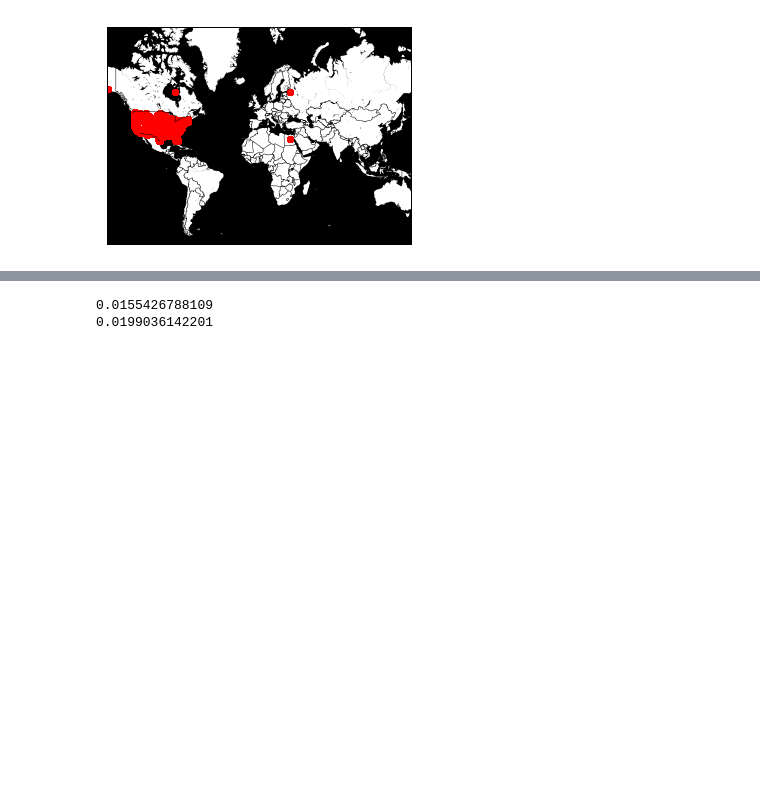
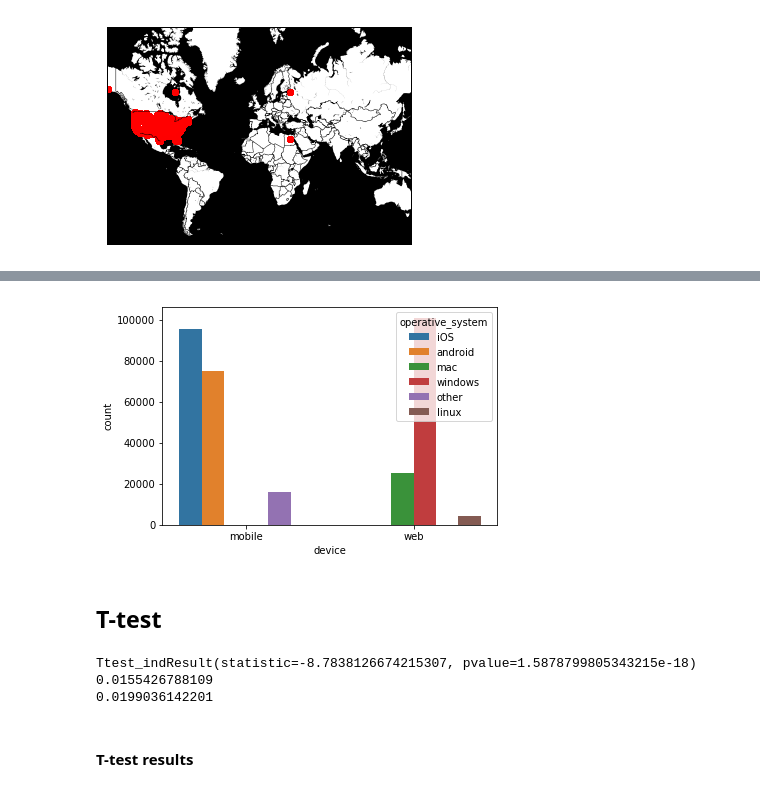
Before and after one commit to rebeccak1/pricing-test, a Jupyter notebook: pricing-test.ipynb, the cells around one changed output, grey strips where cells are left out. Drawn from its saved outputs; the diff is of its cells as text; code cells hidden in the pictures; blank space fills up the shorter version.

```diff
--- a/pricing-test.ipynb
+++ b/pricing-test.ipynb
@@ -86,10 +122,20 @@ Query: https://maps.google.com/maps/api/geocode/json?latlng=42.890000%2C-78.8600
+# %%
+sns.countplot(data=df,x='device',hue='operative_system')
+plt.show()
+# %% [output]
+[figure, added]
 # %%
 data_test = df[df['test']==1]
 data_control = df[df['test']==0]
+# %% [markdown]
+## T-test
 # %%
-stats.ttest_ind(data_test['converted'], data_control['converted'])
+print(stats.ttest_ind(data_test['converted'], data_control['converted']))
 print(data_test['converted'].mean())
 print(data_control['converted'].mean())
 # %% [output]
+Ttest_indResult(statistic=-8.7838126674215307, pvalue=1.5878799805343215e-18)
 0.0155426788109
 0.0199036142201
+# %% [markdown]
+#### T-test results
```
Also changed, not shown: parts of 27 cells of this notebook.
